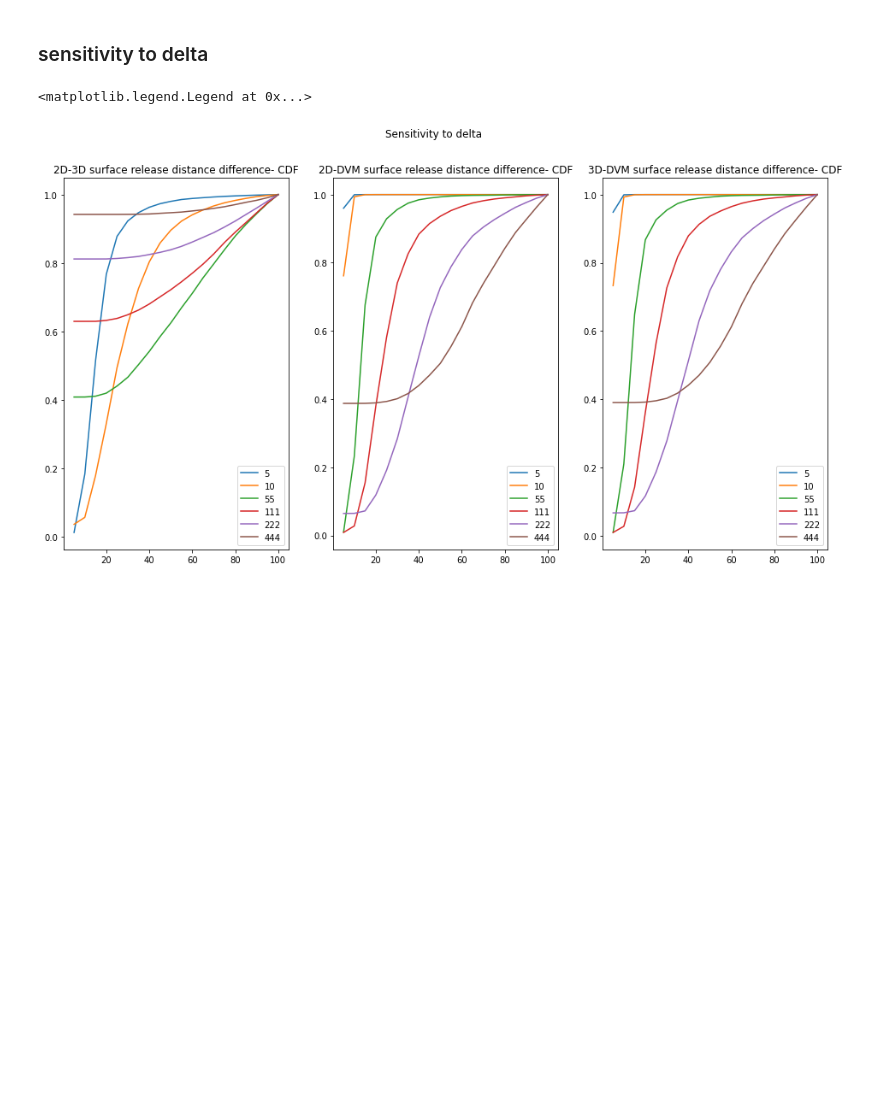
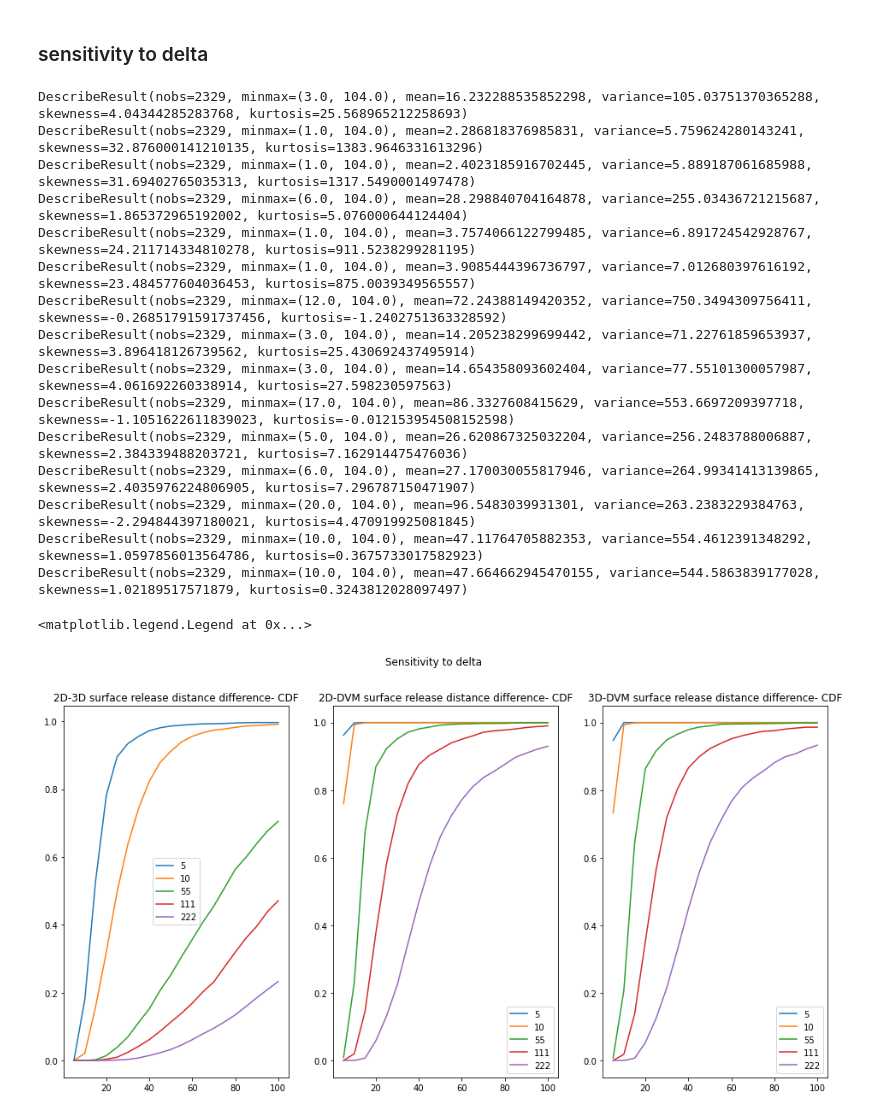
Before and after one commit to OceanParcels/atlanteco_plankton_plastic_nutrients_dispersion, a Jupyter notebook: src/analysis/Compare_dispersion_distance.ipynb, the cells around one changed output. Cells and saved outputs as stored; diff of their text form; code cells hidden in the pictures; blank space fills up the shorter version.

```diff
--- a/src/analysis/Compare_dispersion_distance.ipynb
+++ b/src/analysis/Compare_dispersion_distance.ipynb
@@ -248,5 +351,5 @@ plt.show()
 # %%
-bins=np.arange(0,101,5)
+bins=np.arange(0,106,5)
 bins
 # %% [output]
 array([  0,   5,  10,  15,  20,  25,  30,  35,  40,  45,  50,  55,  60,
@@ -254,8 +357,8 @@ array([  0,   5,  10,  15,  20,  25,  30,  35,  40,  45,  50,  55,  60,
 # %%
-diff_2_3 = np.argmax(sep_array_2_3>delta_d, axis = 1)
-print(stats.describe(diff_2_3, axis= None, nan_policy='omit'))
+days_1_2 =threshold_days(sep_array_1_2, delta_d)
+print(stats.describe(days_1_2, axis= None, nan_policy='omit'))
 
-count23, bins_count23, _ = plt.hist(diff_2_3, bins=bins, rwidth=0.85)
-pdf_2_3 = count23/np.sum(count23)
-cdf_2_3 = np.cumsum(pdf_2_3)
+count, _, _ = plt.hist(days_1_2, bins=bins, rwidth=0.85)
+pdf_1_2 = count/np.sum(count)
+cdf_1_2 = np.cumsum(pdf_1_2)
 # %% [output]
@@ -315,12 +375,10 @@ plt.legend()
 <h3> Plot the CDFs with different delta_d setting
 # %%
 def get_diff_CDF(array, delta_d, bins):
-    diff = np.argmax(array>delta_d, axis = 1)
+    diff = threshold_days(array, delta_d)
     print(stats.describe(diff, axis= None)) #, nan_policy='omit'
-
-    # count, bins_count, _ = plt.hist(diff, bins=bins, rwidth=0.85)
-    count, bins_count= np.histogram(diff, bins=bins)
+    count, _ = np.histogram(diff, bins=bins)
 
     pdf = count/np.sum(count)
     cdf = np.cumsum(pdf)
-    return cdf
+    return cdf, pdf
@@ -334,0 +385,11 @@ DescribeResult(nobs=370831, minmax=(0, 30), mean=3.8624305950689126, variance=2.
+# %%
+delta_new = 111
+cdf1,pdf1 = get_diff_CDF(sep_array_1_2, delta_new, bins)
+cdf2,pdf2= get_diff_CDF(sep_array_1_3, delta_new, bins)
+
+plt.plot(bins[1:], pdf1, color="red", label="PDF_1-2")
+plt.plot(bins[1:], cdf1, label="CDF_1-2")
+plt.plot(bins[1:], pdf2, color="blue", label="PDF_1-3")
+plt.plot(bins[1:], cdf2, label="CDF_1-3")
+
+plt.legend()
@@ -342,25 +410,40 @@ plt.legend()
 # %% [markdown]
 <h3> sensitivity to delta
 # %%
-deltas=[5, 10, 55, 111, 222,444]
+deltas=[5, 10, 55, 111, 222]
 fig, ax = plt.subplots(figsize=(16,8), nrows=1, ncols=3)
 fig.suptitle('Sensitivity to delta')
 for d in deltas:
-    cdf1 = get_diff_CDF(sep_array_1_2, d, bins)
-    ax[0].plot(bins[1:], cdf1, label=d)
+    cdf1,_ = get_diff_CDF(sep_array_1_2, d, bins)
+    ax[0].plot(bins[1:-1], cdf1[:-1], label=d)
 
-    cdf2 = get_diff_CDF(sep_array_1_3, d, bins)
-    ax[1].plot(bins[1:], cdf2, label=d)
+    cdf2,_ = get_diff_CDF(sep_array_1_3, d, bins)
+    ax[1].plot(bins[1:-1], cdf2[:-1], label=d)
 
-    cdf3 = get_diff_CDF(sep_array_2_3, d, bins)
-    ax[2].plot(bins[1:], cdf3, label=d)
+    cdf3,_ = get_diff_CDF(sep_array_2_3, d, bins)
+    ax[2].plot(bins[1:-1], cdf3[:-1], label=d)
 
 ax[0].set_title("2D-3D surface release distance difference- CDF")
 ax[0].legend()
 ax[1].set_title("2D-DVM surface release distance difference- CDF")
 ax[1].legend()
 ax[2].set_title("3D-DVM surface release distance difference- CDF")
 ax[2].legend()
 # %% [output]
-<matplotlib.legend.Legend at 0x...>
+DescribeResult(nobs=2329, minmax=(3.0, 104.0), mean=16.232288535852298, variance=105.03751370365288, skewness=4.04344285283768, kurtosis=25.568965212258693)
+DescribeResult(nobs=2329, minmax=(1.0, 104.0), mean=2.286818376985831, variance=5.759624280143241, skewness=32.876000141210135, kurtosis=1383.9646331613296)
+DescribeResult(nobs=2329, minmax=(1.0, 104.0), mean=2.4023185916702445, variance=5.889187061685988, skewness=31.69402765035313, kurtosis=1317.5490001497478)
+DescribeResult(nobs=2329, minmax=(6.0, 104.0), mean=28.298840704164878, variance=255.03436721215687, skewness=1.865372965192002, kurtosis=5.076000644124404)
+DescribeResult(nobs=2329, minmax=(1.0, 104.0), mean=3.7574066122799485, variance=6.891724542928767, skewness=24.211714334810278, kurtosis=911.5238299281195)
+DescribeResult(nobs=2329, minmax=(1.0, 104.0), mean=3.9085444396736797, variance=7.012680397616192, skewness=23.484577604036453, kurtosis=875.0039349565557)
+DescribeResult(nobs=2329, minmax=(12.0, 104.0), mean=72.24388149420352, variance=750.3494309756411, skewness=-0.26851791591737456, kurtosis=-1.2402751363328592)
+DescribeResult(nobs=2329, minmax=(3.0, 104.0), mean=14.205238299699442, variance=71.22761859653937, skewness=3.896418126739562, kurtosis=25.430692437495914)
+DescribeResult(nobs=2329, minmax=(3.0, 104.0), mean=14.654358093602404, variance=77.55101300057987, skewness=4.061692260338914, kurtosis=27.598230597563)
+DescribeResult(nobs=2329, minmax=(17.0, 104.0), mean=86.3327608415629, variance=553.6697209397718, skewness=-1.1051622611839023, kurtosis=-0.012153954508152598)
+DescribeResult(nobs=2329, minmax=(5.0, 104.0), mean=26.620867325032204, variance=256.2483788006887, skewness=2.384339488203721, kurtosis=7.162914475476036)
+DescribeResult(nobs=2329, minmax=(6.0, 104.0), mean=27.170030055817946, variance=264.99341413139865, skewness=2.4035976224806905, kurtosis=7.296787150471907)
+DescribeResult(nobs=2329, minmax=(20.0, 104.0), mean=96.5483039931301, variance=263.2383229384763, skewness=-2.294844397180021, kurtosis=4.470919925081845)
+DescribeResult(nobs=2329, minmax=(10.0, 104.0), mean=47.11764705882353, variance=554.4612391348292, skewness=1.0597856013564786, kurtosis=0.3675733017582923)
+DescribeResult(nobs=2329, minmax=(10.0, 104.0), mean=47.664662945470155, variance=544.5863839177028, skewness=1.02189517571879, kurtosis=0.3243812028097497)
+<matplotlib.legend.Legend at 0x...>
-[figure, old version]
+[figure, new version]
```
Also changed, not shown: parts of 35 cells of this notebook.
